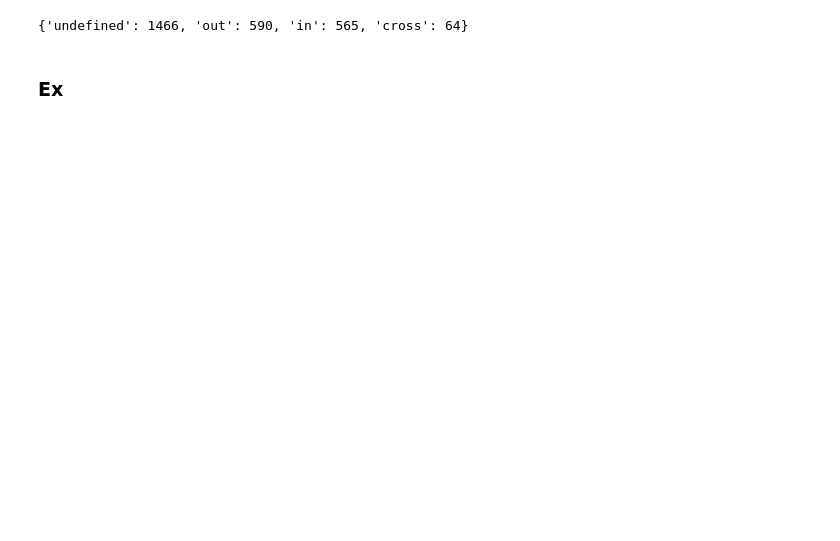
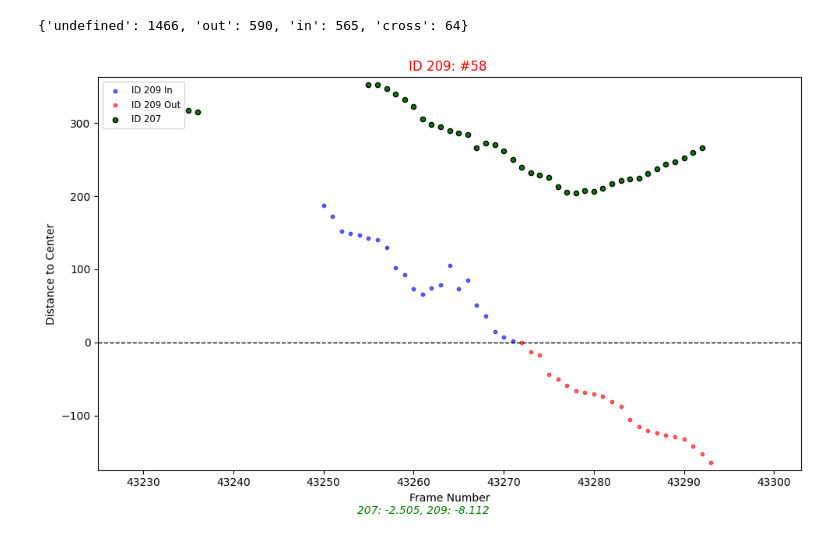
Before and after one commit to dunz21/yolov7-tracker, a Jupyter notebook: none_analysis.ipynb, the cells around one changed output. Saved outputs shown, nothing was run; the diff lists cells and outputs as text; code cells hidden in the pictures; blank space fills up the shorter version.

```diff
--- a/none_analysis.ipynb
+++ b/none_analysis.ipynb
@@ -51,5 +51,3 @@ with open('total.json', 'w') as f:
 intervals[35750]
 # %%
 filtered_df.to_csv('bbox_2.csv', index=False)
-# %% [markdown]
-### Ex
@@ -101,0 +118,16 @@ print(f"Info after: {info_after}")
+# %%
+primary_id = 209
+query = 'SELECT * FROM overlap_results'
+overlap_results = pd.read_sql(query, conn)
+
+overlap_results_only_id = overlap_results[overlap_results['id'] == primary_id]
+ids_overlap = list(overlap_results_only_id['id_overlap'])
+ids_overlap.append(primary_id)  # Append the integer version of id
+
+query = 'SELECT id, distance_to_center, frame_number FROM bbox_raw WHERE id IN ({})'.format(', '.join(['?']*len(ids_overlap)))
+bbox2 = pd.read_sql(query, conn, params=ids_overlap)
+
+
+plot_path = create_plot(bbox2,primary_id, ids_overlap)
+# %% [output]
+[figure, added]
```
Also changed, not shown: parts of 4 cells of this notebook, 4 other files.
